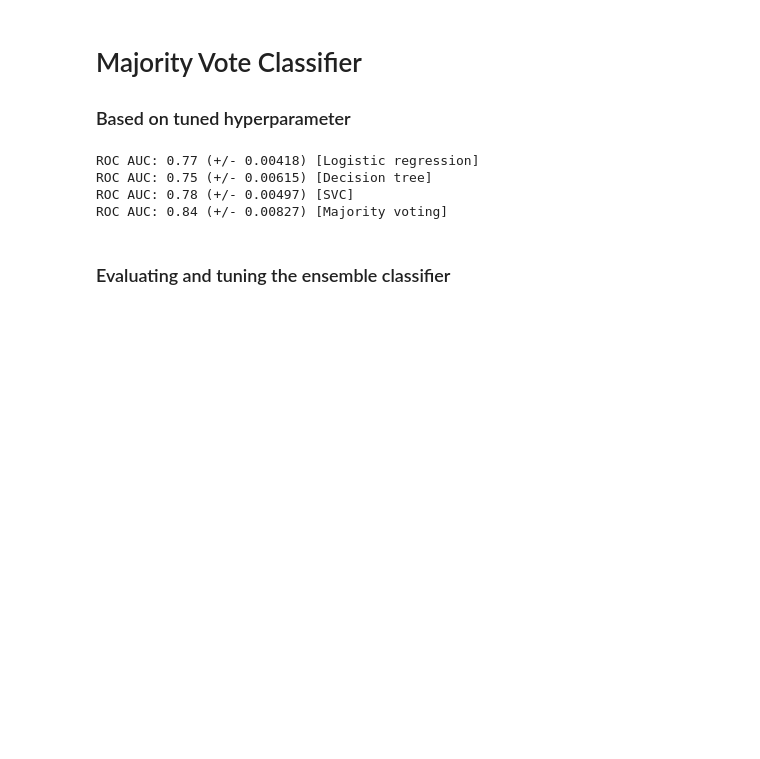
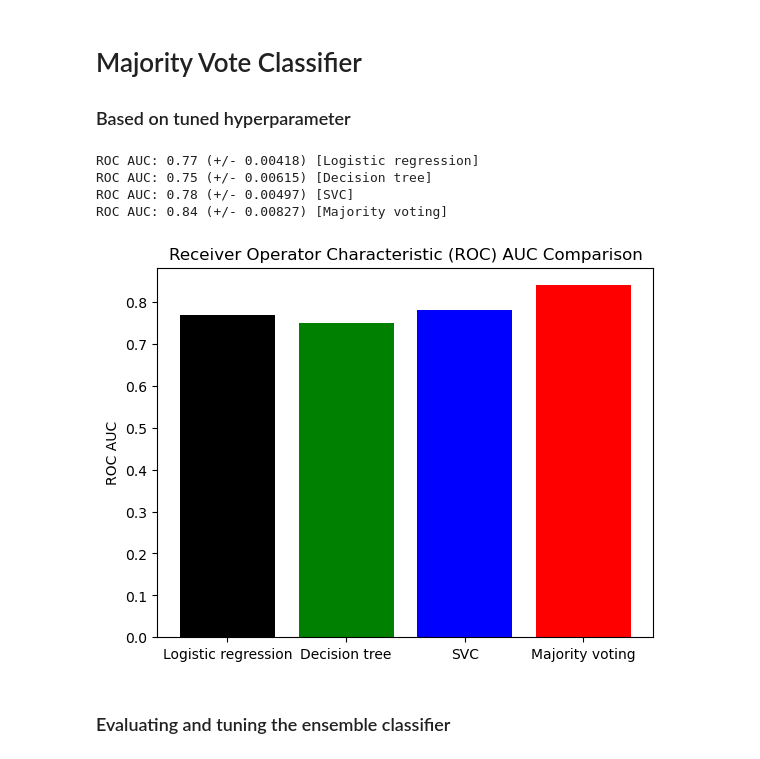
Before and after one commit to martinbandung/Give-Me-Some-Credit, a Jupyter notebook: code/Classifiers2.ipynb, the cells around one changed output. Saved outputs shown, nothing was run; the diff lists cells and outputs as text; code cells hidden in the pictures; blank space fills up the shorter version.

```diff
--- a/code/Classifiers2.ipynb
+++ b/code/Classifiers2.ipynb
@@ -496,6 +503,17 @@ ROC AUC: 0.77 (+/- 0.00418) [Logistic regression]
 ROC AUC: 0.75 (+/- 0.00615) [Decision tree]
 ROC AUC: 0.78 (+/- 0.00497) [SVC]
 ROC AUC: 0.84 (+/- 0.00827) [Majority voting]
+# %%
+roc_label=['Logistic regression','Decision tree','SVC','Majority voting']
+roc_val=[.77,.75,.78,.84]
+
+plt.ylabel('ROC AUC')
+plt.bar(roc_label,height=roc_val,color=['black','green','blue','red'])
+
+plt.title('Receiver Operator Characteristic (ROC) AUC Comparison')
+plt.savefig('images/ROC_AUC.png', dpi=300)
+# %% [output]
+[figure, added]
 # %% [markdown]
 ### Evaluating and tuning the ensemble classifier
 # %%
```
Also changed, not shown: parts of 3 cells of this notebook, 4 other files.
